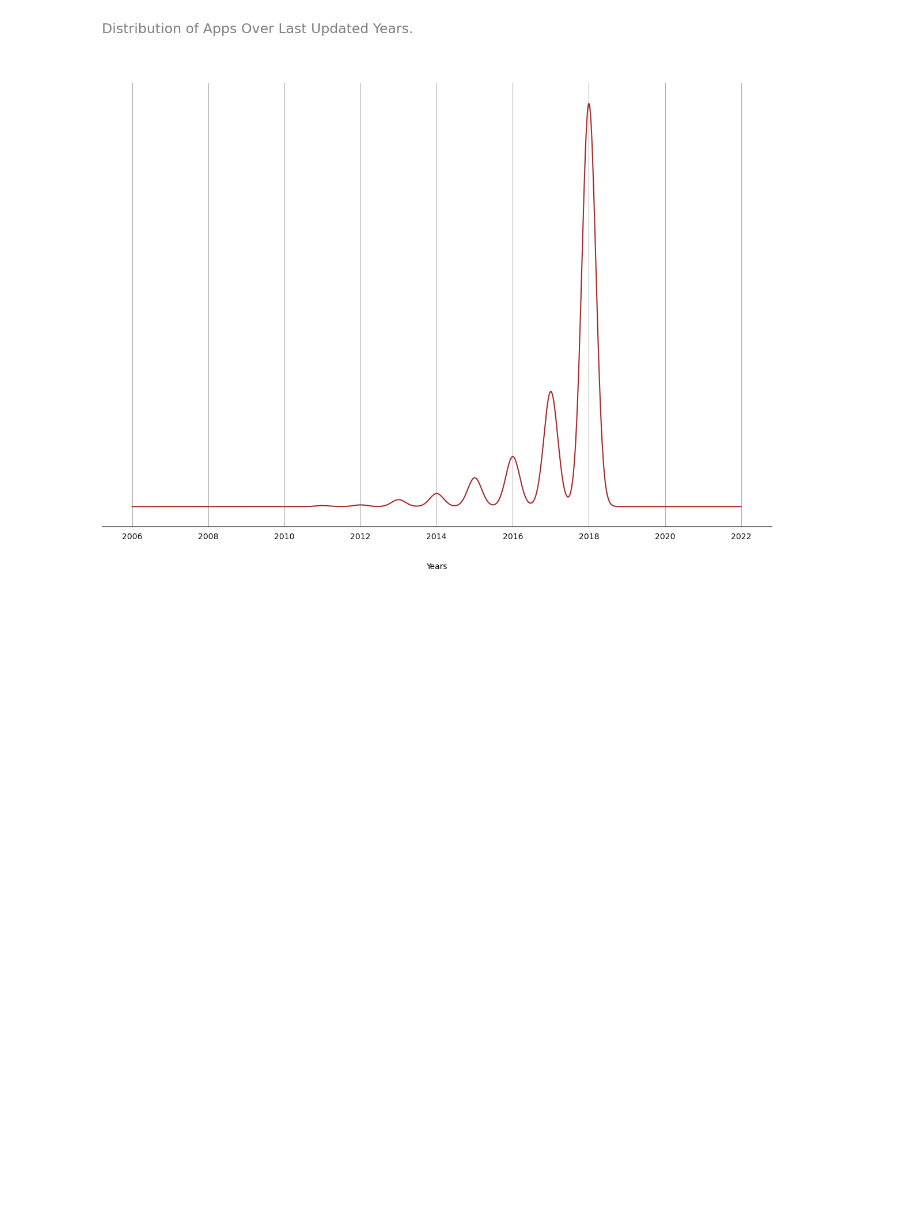
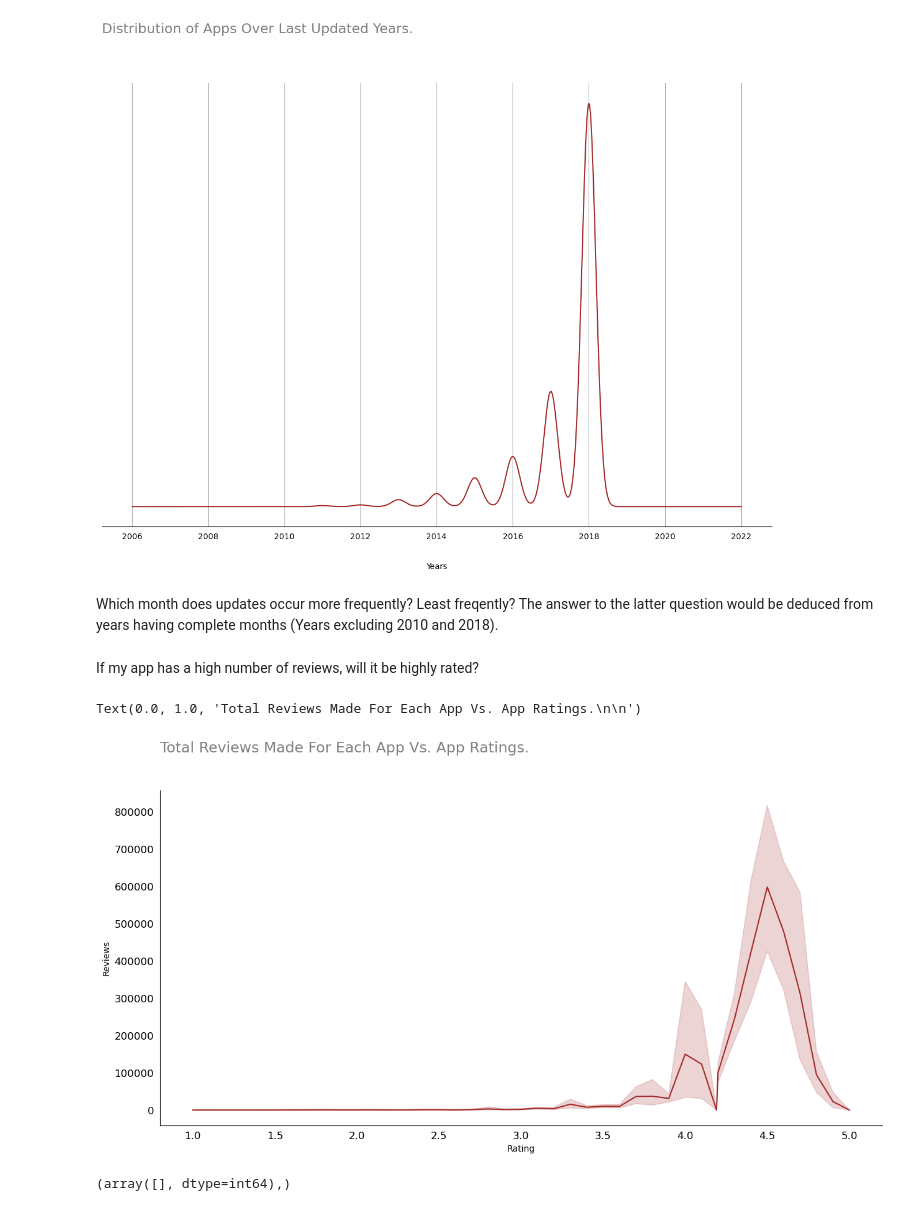
Before and after one commit to olawalejuwonm/UoL, a Jupyter notebook: mid term/EDA AND ML(PLAYSTORE DATA).ipynb, the cells around one changed output. Saved outputs shown, nothing was run; the diff lists cells and outputs as text; code cells hidden in the pictures; blank space fills up the shorter version.

```diff
--- a/mid term/EDA AND ML(PLAYSTORE DATA).ipynb
+++ b/mid term/EDA AND ML(PLAYSTORE DATA).ipynb
@@ -985,3 +1011,22 @@ plt.title('Distribution of Apps Over Last Updated Years.\n\n\n', loc = 'left', c
 # %% [output]
 Text(0.0, 1.0, 'Distribution of Apps Over Last Updated Years.\n\n\n')
 [figure]
+# %% [markdown]
+Which month does updates occur more frequently? Least freqently?
+The answer to the latter question would be deduced from years having complete months (Years excluding 2010 and 2018).
+# %% [markdown]
+If my app has a high number of reviews, will it be highly rated?
+# %%
+fig, ax = plt.subplots(figsize = (15,7))
+plot = sns.lineplot(x = data['Rating'], y = data['Reviews'], color = 'brown', ax = ax);
+for i in ['right', 'top']:
+ ax.spines[i].set_visible(False)
+ax.tick_params(bottom = False, left = False, labelsize = 'large')
+plt.title('Total Reviews Made For Each App Vs. App Ratings.\n\n', loc = 'left', color = 'grey', fontsize = 17)
+# %% [output]
+Text(0.0, 1.0, 'Total Reviews Made For Each App Vs. App Ratings.\n\n')
+[figure, added]
+# %%
+np.where(data['Rating']>5.0)
+# %% [output]
+(array([], dtype=int64),)
```
Also changed, not shown: parts of 133 cells of this notebook, 3 other files.
